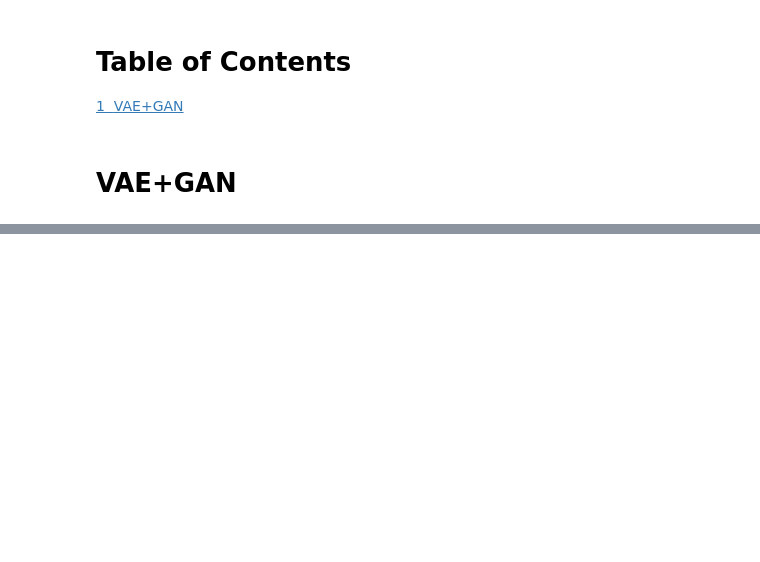
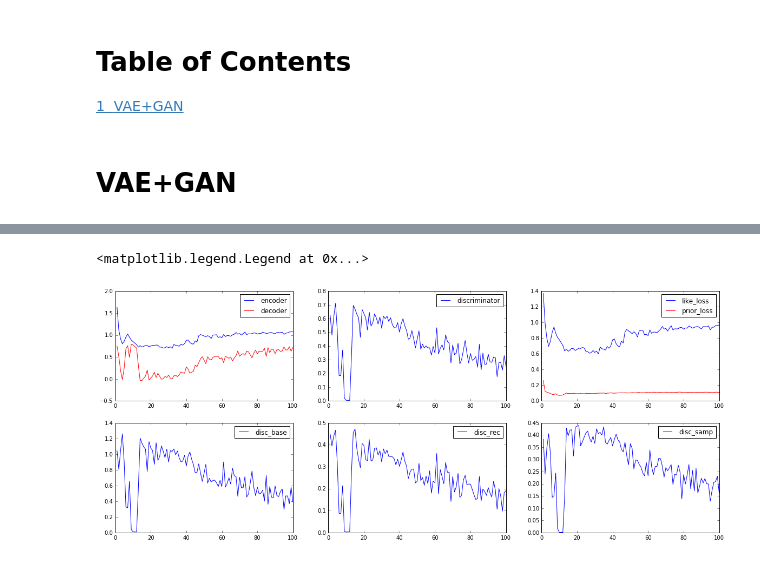
Before and after one commit to tok41/chainer-samples, a Jupyter notebook: chainer-VAEGAN/fauxtograph/test_vaegan-Copy1.ipynb, the cells around one changed output, grey strips where cells are left out. Cells and saved outputs as stored; diff of their text form; code cells hidden in the pictures; blank space fills up the shorter version.

```diff
--- a/chainer-VAEGAN/fauxtograph/test_vaegan-Copy1.ipynb
+++ b/chainer-VAEGAN/fauxtograph/test_vaegan-Copy1.ipynb
@@ -32,6 +32,6 @@ from vaegan import Encoder, Decoder, Discriminator, EncDec
 from fauxtograph import get_paths, image_resize
 # %%
 #paths = get_paths('../../sample_images/sample_train/')
-paths = get_paths('/home/tokita/projects/cinet/YouTubePriors_flv4/DividedImages/images_resize/sample_train_s/')
+paths = get_paths('/home/tokita/projects/cinet/YouTubePriors_flv4/DividedImages/images_resize/sample_train/')
 print len(paths)
 # %% [output]
@@ -322,4 +339,4 @@ image_data_shape = (200, 3, 96, 96)
 # %%
-vg.fit(x_all, n_epochs=3, mirroring=True)
+vg.fit(x_all, n_epochs=100, mirroring=True)
 # %% [output]
 epoch: 1
@@ -359,3 +424,29 @@ time: 1.135749
+# %%
+loss_data = vg.loss_buf
+plt.figure(figsize=(20, 8))
+plt.subplot(2, 3, 1)
+plt.plot(loss_data['epoch'], loss_data['enc_loss'], color="#0000FF", label="encoder")
+plt.plot(loss_data['epoch'], loss_data['dec_loss'], color="#FF0000", label="decoder")
+plt.legend(loc='upper right')
+plt.subplot(2, 3, 2)
+plt.plot(loss_data['epoch'], loss_data['dis_loss'], color="#0000FF", label="discriminator")
+plt.legend(loc='upper right')
+plt.subplot(2, 3, 3)
+plt.plot(loss_data['epoch'], loss_data['like_loss'], color="#0000FF", label="like_loss")
+plt.plot(loss_data['epoch'], loss_data['prior_loss'], color="#FF0000", label="prior_loss")
+plt.legend(loc='upper right')
+plt.subplot(2, 3, 4)
+plt.plot(loss_data['epoch'], loss_data['L_base'], color="#0000FF", label="disc_base")
+plt.legend(loc='upper right')
+plt.subplot(2, 3, 5)
+plt.plot(loss_data['epoch'], loss_data['L_rec'], color="#0000FF", label="disc_rec")
+plt.legend(loc='upper right')
+plt.subplot(2, 3, 6)
+plt.plot(loss_data['epoch'], loss_data['L_p'], color="#0000FF", label="disc_samp")
+plt.legend(loc='upper right')
+# %% [output]
+<matplotlib.legend.Legend at 0x...>
+[figure, added]
 # %%
 shape = 10, vg.latent_width
 random_data = np.random.standard_normal(shape).astype('f')*3.
```
Also changed, not shown: parts of 8 cells of this notebook, 16 other files.
